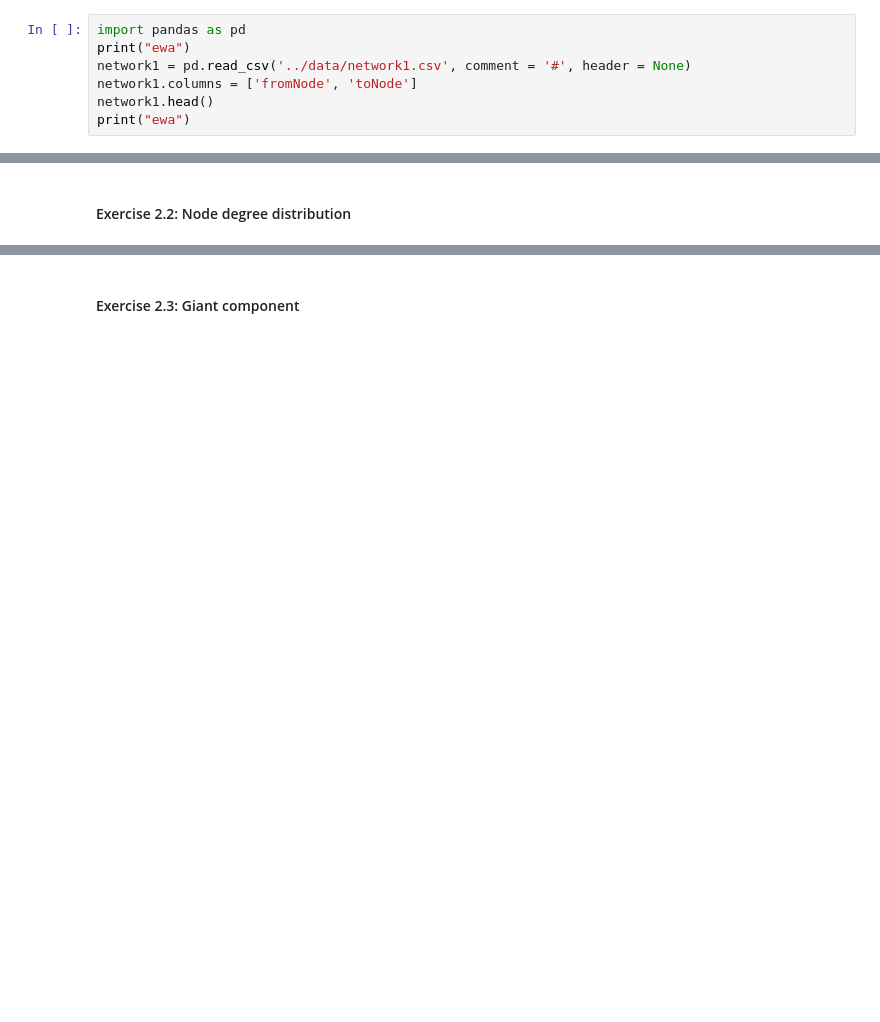
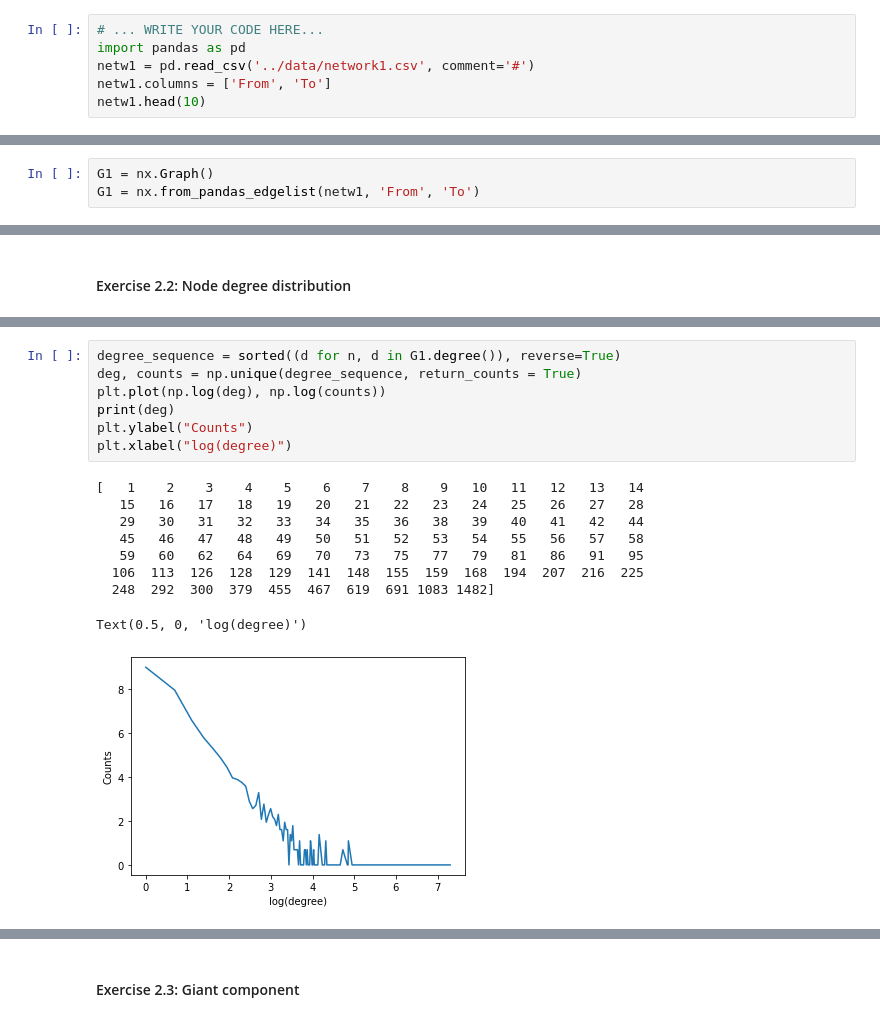
Before and after one commit to ewaMiazga/InternetAnalytics-2023, a Jupyter notebook: assignment/ix-lab2-notebook-part1.ipynb, the cells around one changed output, grey strips where cells are left out. Cells and saved outputs as stored; diff of their text form; blank space fills up the shorter version.

```diff
--- a/assignment/ix-lab2-notebook-part1.ipynb
+++ b/assignment/ix-lab2-notebook-part1.ipynb
@@ -28,8 +30,7 @@
 # %%
+# ... WRITE YOUR CODE HERE...
 import pandas as pd
-print("ewa")
-network1 = pd.read_csv('../data/network1.csv', comment = '#', header = None)
-network1.columns = ['fromNode', 'toNode']
-network1.head()
-print("ewa")
+netw1 = pd.read_csv('../data/network1.csv', comment='#')
+netw1.columns = ['From', 'To']
+netw1.head(10)
 # %% [output]
@@ -37,0 +52,3 @@ ewa
+# %%
+G1 = nx.Graph()
+G1 = nx.from_pandas_edgelist(netw1, 'From', 'To')
@@ -84,0 +77,17 @@ parameter(s)?
+# %%
+degree_sequence = sorted((d for n, d in G1.degree()), reverse=True)
+deg, counts = np.unique(degree_sequence, return_counts = True)
+plt.plot(np.log(deg), np.log(counts))
+print(deg)
+plt.ylabel("Counts")
+plt.xlabel("log(degree)")
+# %% [output]
+[   1    2    3    4    5    6    7    8    9   10   11   12   13   14
+   15   16   17   18   19   20   21   22   23   24   25   26   27   28
+   29   30   31   32   33   34   35   36   38   39   40   41   42   44
+   45   46   47   48   49   50   51   52   53   54   55   56   57   58
+   59   60   62   64   69   70   73   75   77   79   81   86   91   95
+  106  113  126  128  129  141  148  155  159  168  194  207  216  225
+  248  292  300  379  455  467  619  691 1083 1482]
+Text(0.5, 0, 'log(degree)')
+[figure, added]
```
Also changed, not shown: parts of 35 cells of this notebook.
